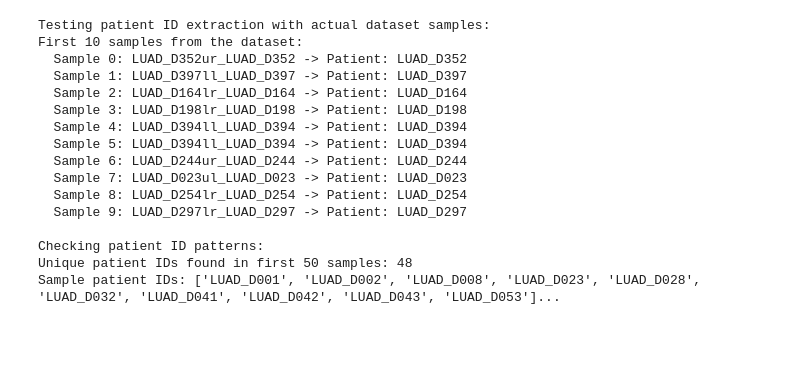
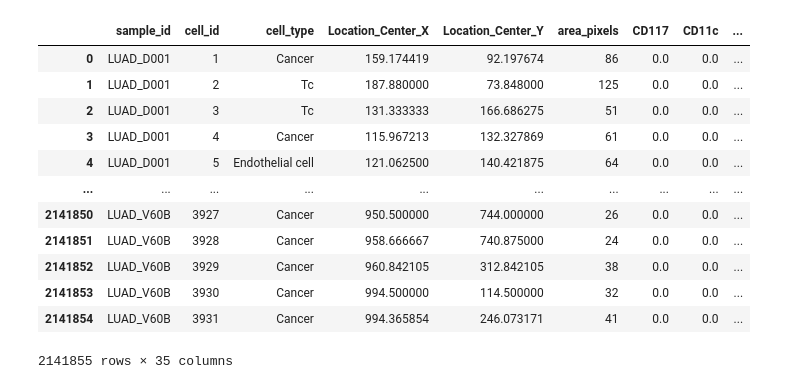
Before and after one commit to saezlab/SpaCEy, a Jupyter notebook: bin/embedding_clustering_Lung.ipynb, the cells around one changed output. Saved outputs shown, nothing was run; the diff lists cells and outputs as text; code cells hidden in the pictures; blank space fills up the shorter version.

```diff
--- a/bin/embedding_clustering_Lung.ipynb
+++ b/bin/embedding_clustering_Lung.ipynb
@@ -299,37 +0,0 @@ All folds validated successfully
-# %%
-# Test patient ID extraction with actual sample IDs from the dataset
-print("Testing patient ID extraction with actual dataset samples:")
-print("First 10 samples from the dataset:")
-
-for i in range(min(10, len(train_dataset))):
-    sample_id = train_dataset[i].sample_id
-    patient_id = extract_patient_id(sample_id)
-    print(f"  Sample {i}: {sample_id} -> Patient: {patient_id}")
-
-# Check for any patterns in patient IDs
-print("\nChecking patient ID patterns:")
-patient_ids = set()
-for i in range(min(50, len(train_dataset))):  # Check first 50 samples
-    sample_id = train_dataset[i].sample_id
-    patient_id = extract_patient_id(sample_id)
-    patient_ids.add(patient_id)
-
-print(f"Unique patient IDs found in first 50 samples: {len(patient_ids)}")
-print(f"Sample patient IDs: {sorted(list(patient_ids))[:10]}...")  # Show first 10
-# %% [output]
-Testing patient ID extraction with actual dataset samples:
-First 10 samples from the dataset:
-  Sample 0: LUAD_D352ur_LUAD_D352 -> Patient: LUAD_D352
-  Sample 1: LUAD_D397ll_LUAD_D397 -> Patient: LUAD_D397
-  Sample 2: LUAD_D164lr_LUAD_D164 -> Patient: LUAD_D164
-  Sample 3: LUAD_D198lr_LUAD_D198 -> Patient: LUAD_D198
-  Sample 4: LUAD_D394ll_LUAD_D394 -> Patient: LUAD_D394
-  Sample 5: LUAD_D394ll_LUAD_D394 -> Patient: LUAD_D394
-  Sample 6: LUAD_D244ur_LUAD_D244 -> Patient: LUAD_D244
-  Sample 7: LUAD_D023ul_LUAD_D023 -> Patient: LUAD_D023
-  Sample 8: LUAD_D254lr_LUAD_D254 -> Patient: LUAD_D254
-  Sample 9: LUAD_D297lr_LUAD_D297 -> Patient: LUAD_D297
-
-Checking patient ID patterns:
-Unique patient IDs found in first 50 samples: 48
-Sample patient IDs: ['LUAD_D001', 'LUAD_D002', 'LUAD_D008', 'LUAD_D023', 'LUAD_D028', 'LUAD_D032', 'LUAD_D041', 'LUAD_D042', 'LUAD_D043', 'LUAD_D053']...
@@ -361,0 +24,17 @@ data_processing_lung_pipeline("/home/rifaioglu/projects/GNNClinicalOutcomePredic
+# %%
+df_merged_preprocessed_dataset = pd.read_csv("/home/rifaioglu/projects/GNNClinicalOutcomePrediction/data/Lung/raw/merged_preprocessed_dataset.csv")
+df_merged_preprocessed_dataset
+# %% [output]
+|  | sample_id | cell_id | cell_type | Location_Center_X | Location_Center_Y | area_pixels | CD117 | CD11c | ... |
+| 0 | LUAD_D001 | 1 | Cancer | 159.174419 | 92.197674 | 86 | 0.0 | 0.0 | ... |
+| 1 | LUAD_D001 | 2 | Tc | 187.880000 | 73.848000 | 125 | 0.0 | 0.0 | ... |
+| 2 | LUAD_D001 | 3 | Tc | 131.333333 | 166.686275 | 51 | 0.0 | 0.0 | ... |
+| 3 | LUAD_D001 | 4 | Cancer | 115.967213 | 132.327869 | 61 | 0.0 | 0.0 | ... |
+| 4 | LUAD_D001 | 5 | Endothelial cell | 121.062500 | 140.421875 | 64 | 0.0 | 0.0 | ... |
+| ... | ... | ... | ... | ... | ... | ... | ... | ... | ... |
+| 2141850 | LUAD_V60B | 3927 | Cancer | 950.500000 | 744.000000 | 26 | 0.0 | 0.0 | ... |
+| 2141851 | LUAD_V60B | 3928 | Cancer | 958.666667 | 740.875000 | 24 | 0.0 | 0.0 | ... |
+| 2141852 | LUAD_V60B | 3929 | Cancer | 960.842105 | 312.842105 | 38 | 0.0 | 0.0 | ... |
+| 2141853 | LUAD_V60B | 3930 | Cancer | 994.500000 | 114.500000 | 32 | 0.0 | 0.0 | ... |
+| 2141854 | LUAD_V60B | 3931 | Cancer | 994.365854 | 246.073171 | 41 | 0.0 | 0.0 | ... |
+2141855 rows × 35 columns
```
Also changed, not shown: parts of 41 cells of this notebook, 29 other files.
